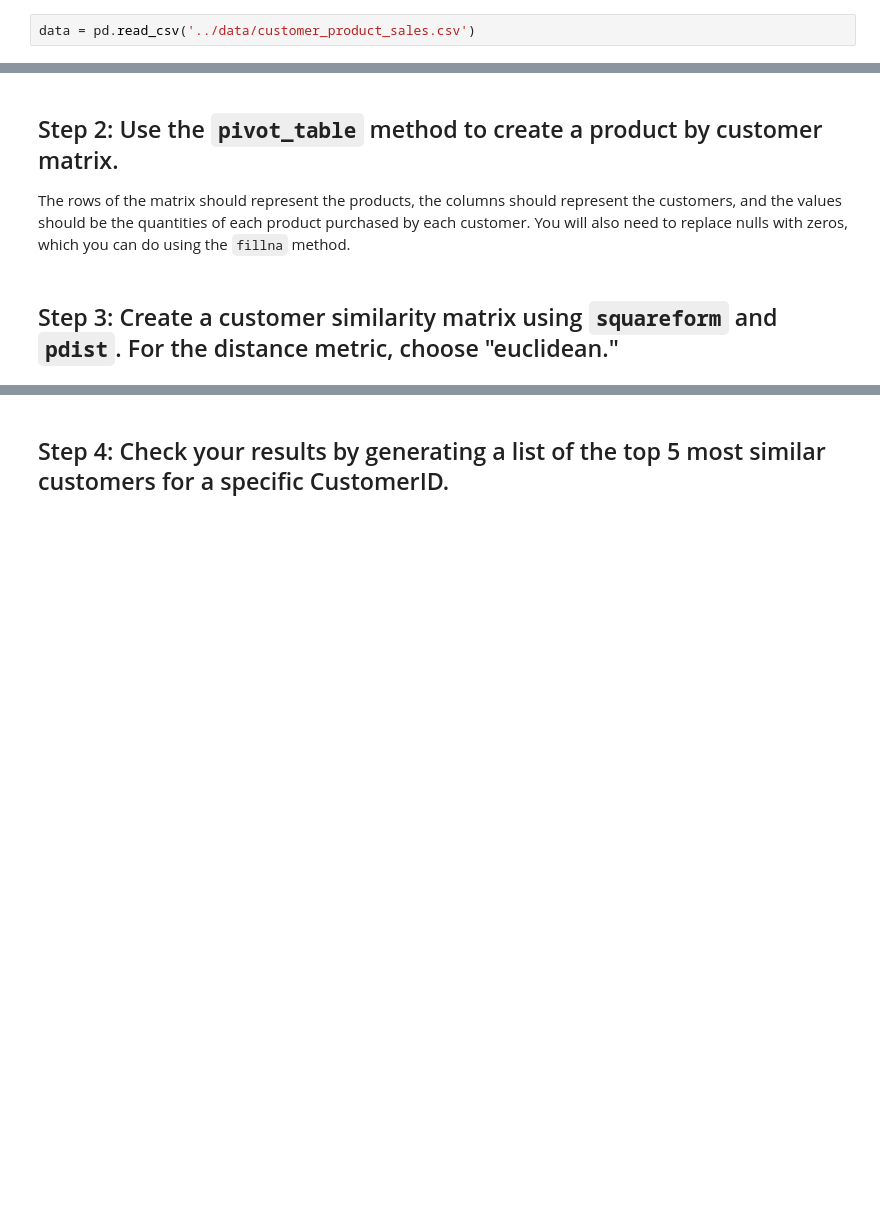
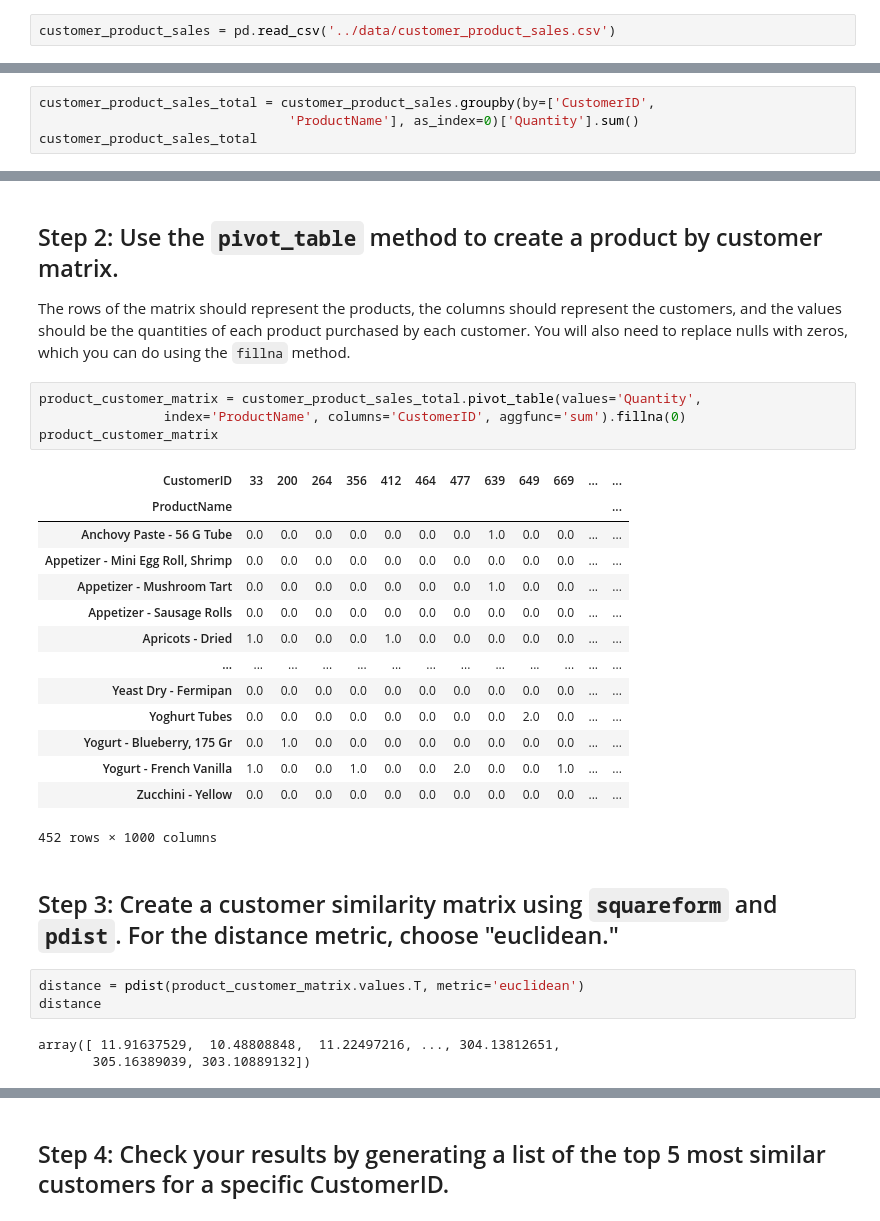
Before and after one commit to MargaMontV/dataptmad0223_labs, a Jupyter notebook: extra-work/m2/lab-intro-recommender-systems/your-code/main.ipynb, the cells around one changed output, grey strips where cells are left out. Drawn from its saved outputs; the diff is of its cells as text; blank space fills up the shorter version.

```diff
--- a/extra-work/m2/lab-intro-recommender-systems/your-code/main.ipynb
+++ b/extra-work/m2/lab-intro-recommender-systems/your-code/main.ipynb
@@ -8,5 +8,5 @@ For this lab, we are going to be putting together a user similarity based recomm
 import pandas as pd
 from scipy.spatial.distance import pdist, squareform
 # %%
-data = pd.read_csv('../data/customer_product_sales.csv')
+customer_product_sales = pd.read_csv('../data/customer_product_sales.csv')
 # %%
@@ -39,3 +39,7 @@ memory usage: 3.7+ MB
 ## Step 1: Create a data frame that contains the total quantity of each product purchased by each customer.
 
 You will need to group by CustomerID and ProductName and then sum the Quantity field.
+# %%
+customer_product_sales_total = customer_product_sales.groupby(by=['CustomerID',
+                                'ProductName'], as_index=0)['Quantity'].sum()
+customer_product_sales_total
@@ -43,5 +61,30 @@ You will need to group by CustomerID and ProductName and then sum the Quantity f
 ## Step 2: Use the `pivot_table` method to create a product by customer matrix.
 
 The rows of the matrix should represent the products, the columns should represent the customers, and the values should be the quantities of each product purchased by each customer. You will also need to replace nulls with zeros, which you can do using the `fillna` method.
+# %%
+product_customer_matrix = customer_product_sales_total.pivot_table(values='Quantity',
+                index='ProductName', columns='CustomerID', aggfunc='sum').fillna(0)
+product_customer_matrix
+# %% [output]
+| CustomerID | 33 | 200 | 264 | 356 | 412 | 464 | 477 | 639 | 649 | 669 | ... | ... |
+| ProductName |  |  |  |  |  |  |  |  |  |  |  | ... |
+| Anchovy Paste - 56 G Tube | 0.0 | 0.0 | 0.0 | 0.0 | 0.0 | 0.0 | 0.0 | 1.0 | 0.0 | 0.0 | ... | ... |
+| Appetizer - Mini Egg Roll, Shrimp | 0.0 | 0.0 | 0.0 | 0.0 | 0.0 | 0.0 | 0.0 | 0.0 | 0.0 | 0.0 | ... | ... |
+| Appetizer - Mushroom Tart | 0.0 | 0.0 | 0.0 | 0.0 | 0.0 | 0.0 | 0.0 | 1.0 | 0.0 | 0.0 | ... | ... |
+| Appetizer - Sausage Rolls | 0.0 | 0.0 | 0.0 | 0.0 | 0.0 | 0.0 | 0.0 | 0.0 | 0.0 | 0.0 | ... | ... |
+| Apricots - Dried | 1.0 | 0.0 | 0.0 | 0.0 | 1.0 | 0.0 | 0.0 | 0.0 | 0.0 | 0.0 | ... | ... |
+| ... | ... | ... | ... | ... | ... | ... | ... | ... | ... | ... | ... | ... |
+| Yeast Dry - Fermipan | 0.0 | 0.0 | 0.0 | 0.0 | 0.0 | 0.0 | 0.0 | 0.0 | 0.0 | 0.0 | ... | ... |
+| Yoghurt Tubes | 0.0 | 0.0 | 0.0 | 0.0 | 0.0 | 0.0 | 0.0 | 0.0 | 2.0 | 0.0 | ... | ... |
+| Yogurt - Blueberry, 175 Gr | 0.0 | 1.0 | 0.0 | 0.0 | 0.0 | 0.0 | 0.0 | 0.0 | 0.0 | 0.0 | ... | ... |
+| Yogurt - French Vanilla | 1.0 | 0.0 | 0.0 | 1.0 | 0.0 | 0.0 | 2.0 | 0.0 | 0.0 | 1.0 | ... | ... |
+| Zucchini - Yellow | 0.0 | 0.0 | 0.0 | 0.0 | 0.0 | 0.0 | 0.0 | 0.0 | 0.0 | 0.0 | ... | ... |
+452 rows × 1000 columns
 # %% [markdown]
 ## Step 3: Create a customer similarity matrix using `squareform` and `pdist`. For the distance metric, choose "euclidean."
+# %%
+distance = pdist(product_customer_matrix.values.T, metric='euclidean')
+distance
+# %% [output]
+array([ 11.91637529,  10.48808848,  11.22497216, ..., 304.13812651,
+       305.16389039, 303.10889132])
```
Also changed, not shown: parts of 4 cells of this notebook.
